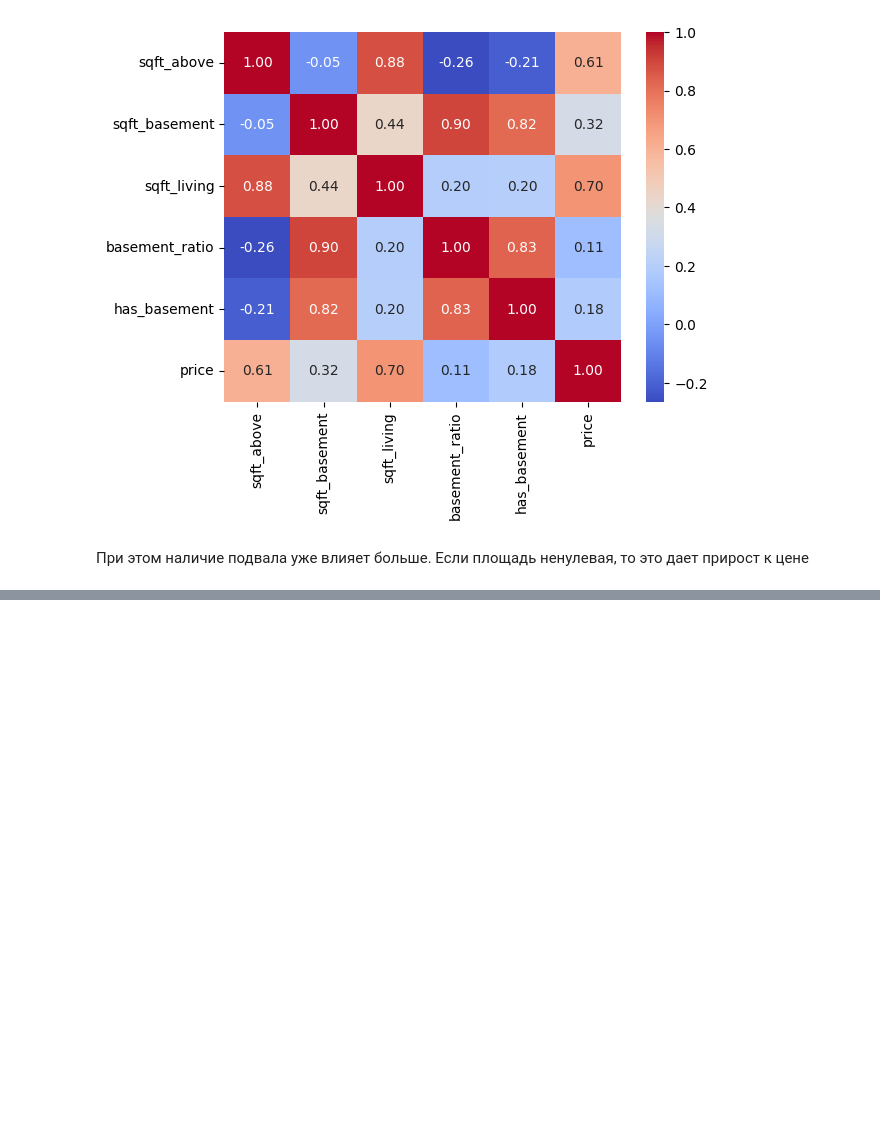
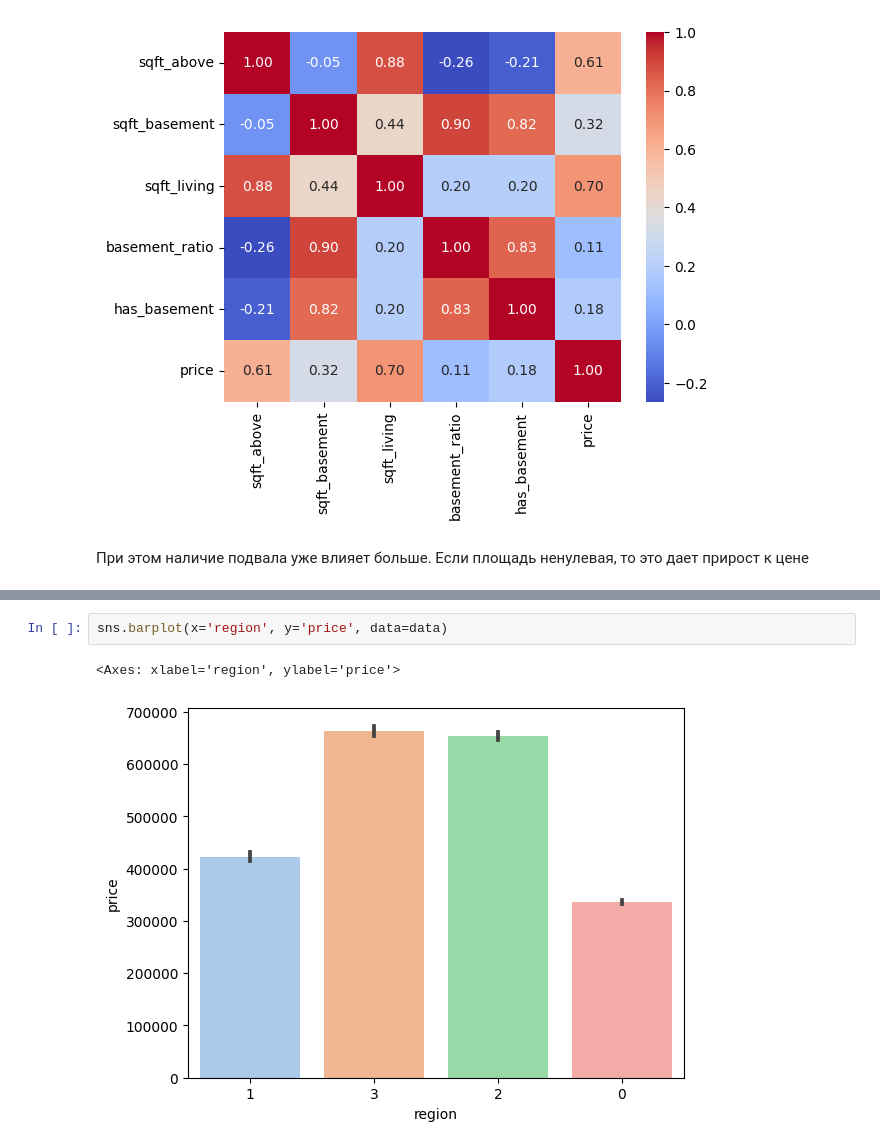
Before and after one commit to Daniil-Leshchev/house-sales-ml, a Jupyter notebook: house-sales.ipynb, the cells around one changed output, grey strips where cells are left out. Cells and saved outputs as stored; diff of their text form; blank space fills up the shorter version.

```diff
--- a/house-sales.ipynb
+++ b/house-sales.ipynb
@@ -542,0 +564,5 @@ make_heatmap(data[['sqft_above', 'sqft_basement', 'sqft_living', 'basement_ratio
+# %%
+sns.barplot(x='region', y='price', data=data)
+# %% [output]
+<Axes: xlabel='region', ylabel='price'>
+[figure, added]
```
Also changed, not shown: parts of 9 cells of this notebook.
